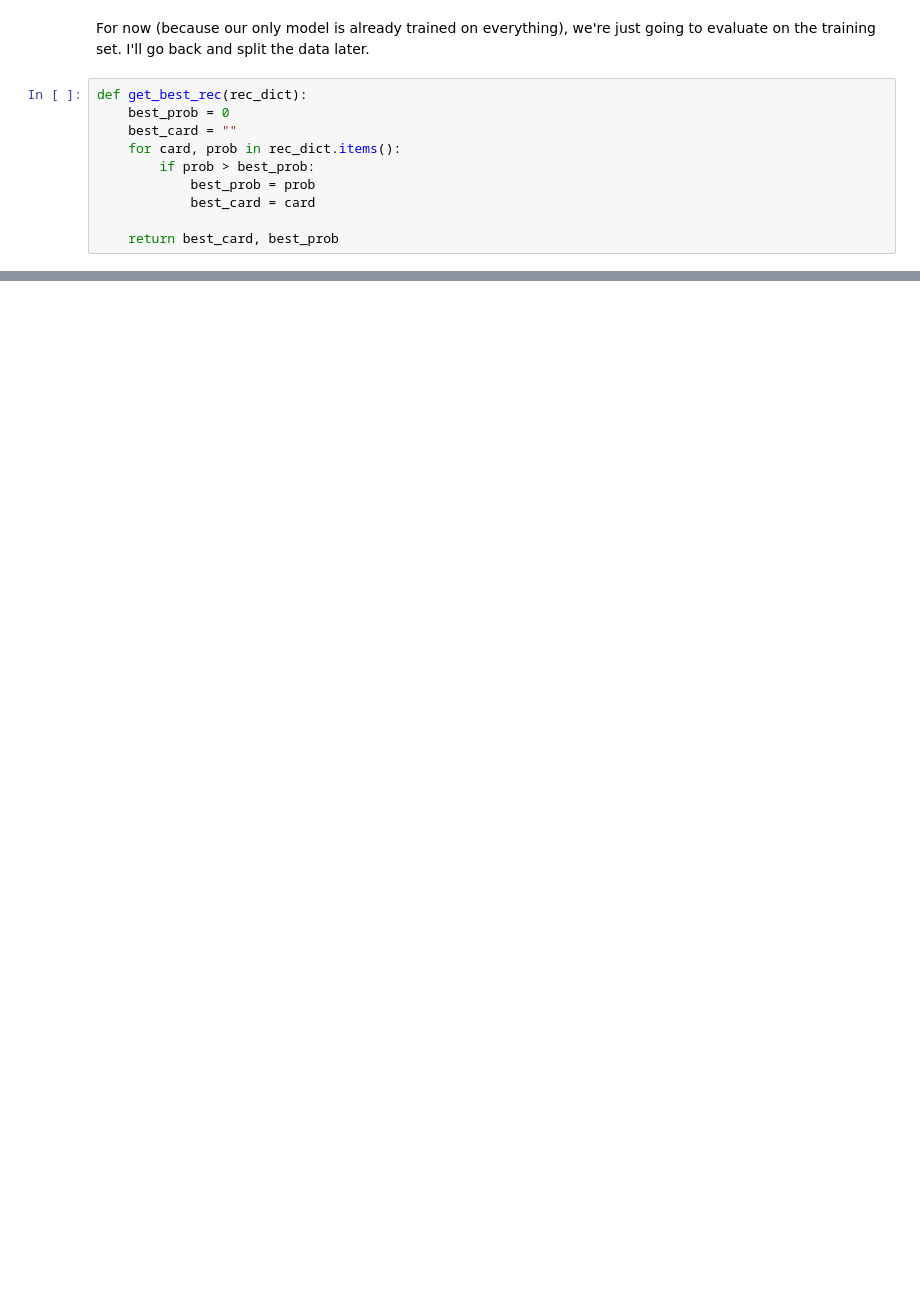
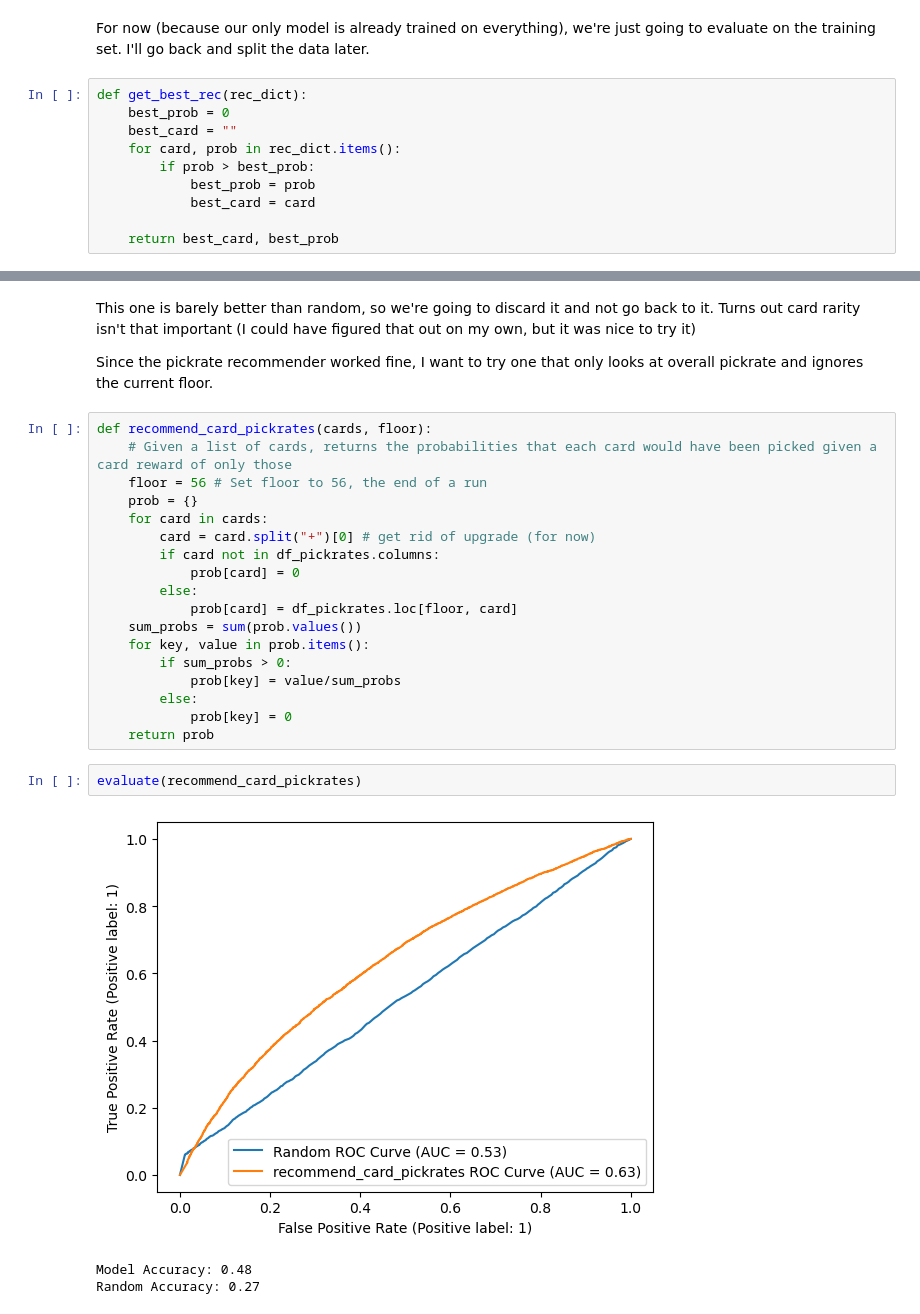
Before and after one commit to charpath/sts-recommender, a Jupyter notebook: models.ipynb, the cells around one changed output, grey strips where cells are left out. Saved outputs shown, nothing was run; the diff lists cells and outputs as text; blank space fills up the shorter version.

```diff
--- a/models.ipynb
+++ b/models.ipynb
@@ -164,0 +220,28 @@ Random Accuracy: 0.31
+# %% [markdown]
+This one is barely better than random, so we're going to discard it and not go back to it. Turns out card rarity isn't that important (I could have figured that out on my own, but it was nice to try it)
+
+Since the pickrate recommender worked fine, I want to try one that only looks at overall pickrate and ignores the current floor.
+# %%
+def recommend_card_pickrates(cards, floor):
+    # Given a list of cards, returns the probabilities that each card would have been picked given a card reward of only those
+    floor = 56 # Set floor to 56, the end of a run
+    prob = {}
+    for card in cards:
+        card = card.split("+")[0] # get rid of upgrade (for now)
+        if card not in df_pickrates.columns:
+            prob[card] = 0
+        else:
+            prob[card] = df_pickrates.loc[floor, card]
+    sum_probs = sum(prob.values())
+    for key, value in prob.items():
+        if sum_probs > 0:
+            prob[key] = value/sum_probs
+        else:
+            prob[key] = 0
+    return prob
+# %%
+evaluate(recommend_card_pickrates)
+# %% [output]
+[figure, added]
+Model Accuracy: 0.48
+Random Accuracy: 0.27
```
Also changed, not shown: parts of 44 cells of this notebook, 4 other files.
